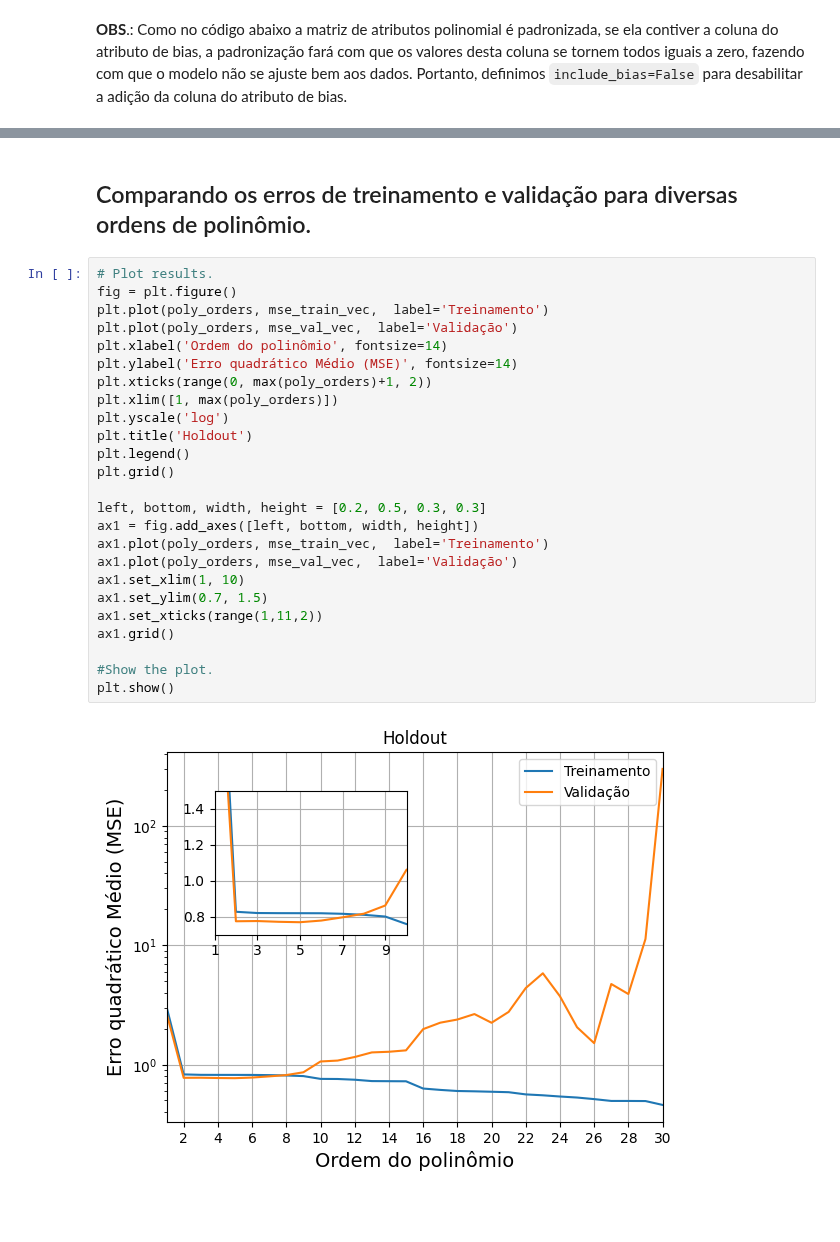
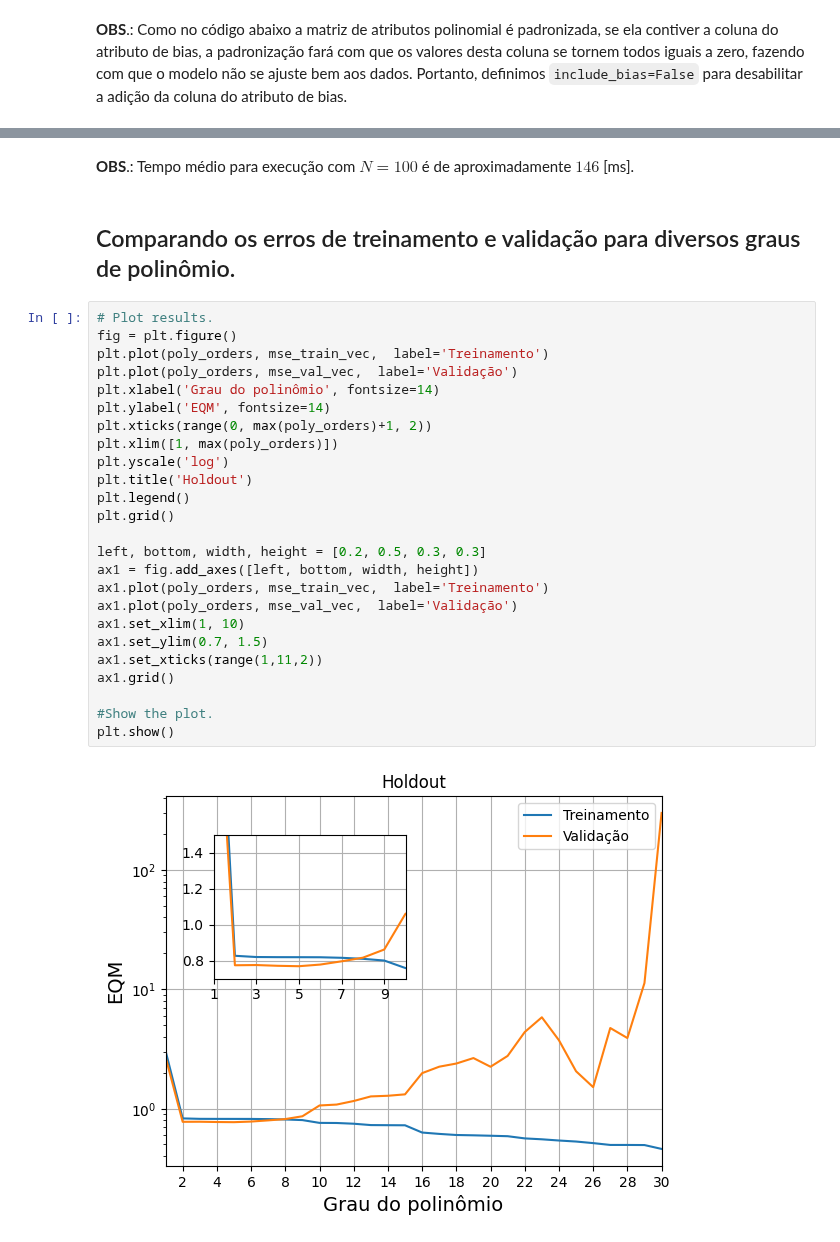
Before and after one commit to zz4fap/t319_aprendizado_de_maquina, a Jupyter notebook: notebooks/regression/validacao_cruzada.ipynb, the cells around one changed output, grey strips where cells are left out. Drawn from its saved outputs; the diff is of its cells as text; blank space fills up the shorter version.

```diff
--- a/notebooks/regression/validacao_cruzada.ipynb
+++ b/notebooks/regression/validacao_cruzada.ipynb
@@ -118,30 +118,32 @@ Tempo de execução do holdout: 0.1700 [s]
+# %% [markdown]
+**OBS**.: Tempo médio para execução com $N = 100$ é de aproximadamente $146$ [ms].
 # %% [markdown]
-## Comparando os erros de treinamento e validação para diversas ordens de polinômio.
+## Comparando os erros de treinamento e validação para diversos graus de polinômio.
 # %%
 # Plot results.
 fig = plt.figure()
 plt.plot(poly_orders, mse_train_vec,  label='Treinamento')
 plt.plot(poly_orders, mse_val_vec,  label='Validação')
-plt.xlabel('Ordem do polinômio', fontsize=14)
-plt.ylabel('Erro quadrático Médio (MSE)', fontsize=14)
+plt.xlabel('Grau do polinômio', fontsize=14)
+plt.ylabel('EQM', fontsize=14)
 plt.xticks(range(0, max(poly_orders)+1, 2))
 plt.xlim([1, max(poly_orders)])
 plt.yscale('log')
 plt.title('Holdout')
 plt.legend()
 plt.grid()
 
 left, bottom, width, height = [0.2, 0.5, 0.3, 0.3]
 ax1 = fig.add_axes([left, bottom, width, height])
 ax1.plot(poly_orders, mse_train_vec,  label='Treinamento')
 ax1.plot(poly_orders, mse_val_vec,  label='Validação')
 ax1.set_xlim(1, 10)
 ax1.set_ylim(0.7, 1.5)
 ax1.set_xticks(range(1,11,2))
 ax1.grid()
 
 #Show the plot.
 plt.show()
 # %% [output]
-[figure, old version]
+[figure, new version]
 # %% [markdown]
```
Also changed, not shown: parts of 12 cells of this notebook, 2 other files.
